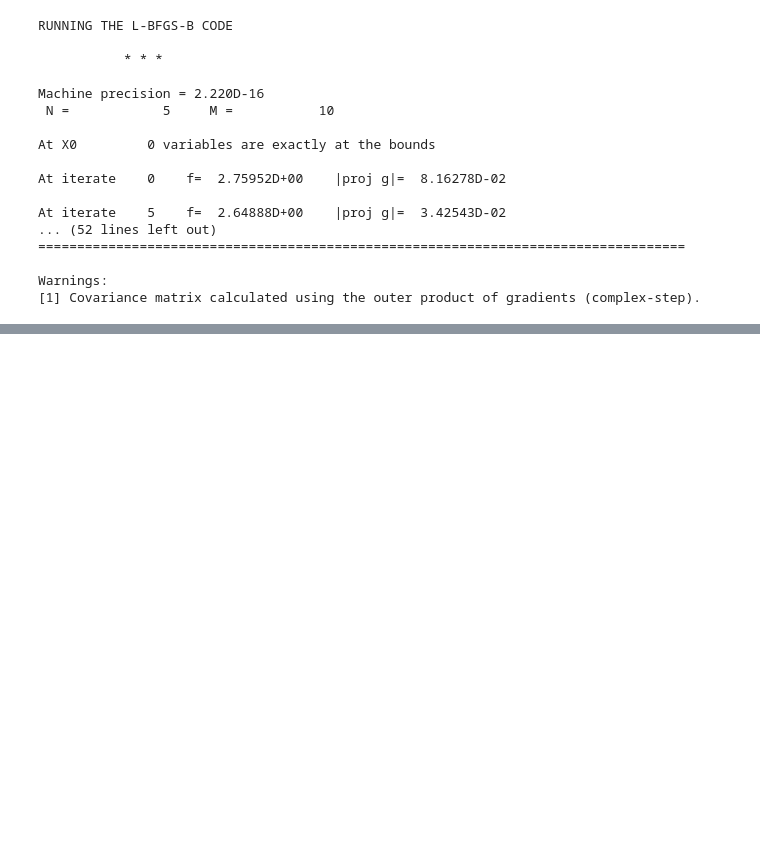
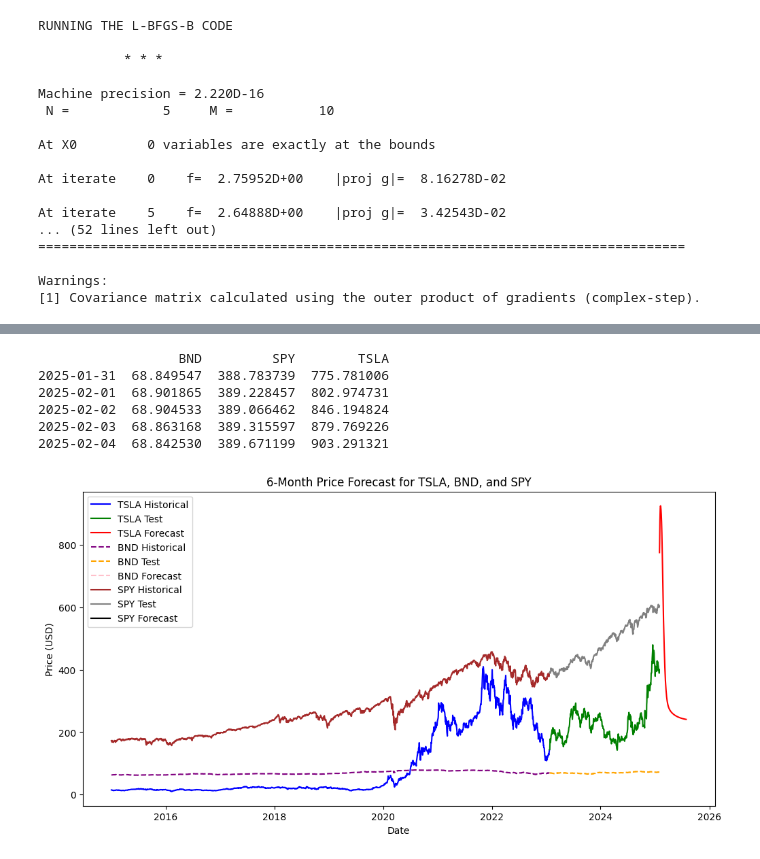
Before and after one commit to habeshaethiopia/Time-Series-Forecasting, a Jupyter notebook: notebooks/Train.ipynb, the cells around one changed output, grey strips where cells are left out. Drawn from its saved outputs; the diff is of its cells as text; code cells hidden in the pictures; blank space fills up the shorter version.

```diff
--- a/notebooks/Train.ipynb
+++ b/notebooks/Train.ipynb
@@ -234,0 +249,20 @@ plt.show()
+# %%
+import numpy as np
+forecast_index = pd.date_range(start=test["TSLA"].index[-1], periods=forecast_steps+1, freq='D')[1:]
+
+# Initialize input data for forecasting
+future_input = train["TSLA"][-60:]  # Last 60 days as input
+
+# Generate forecasts
+forecast_tsla = []
+for _ in range(forecast_steps):
+    prediction =  model_tsla.predict(np.array([future_input[-60:]]))
+    forecast_tsla.append(prediction[0, 0])
+    future_input = np.append(future_input, prediction[0, 0])[-60:]
+
+# Inverse transform the forecast
+forecast_tsla = scaler.inverse_transform(np.array(forecast_tsla).reshape(-1, 1)).flatten()
+
+# Convert to a Series with dates
+forecast_tsla_series = pd.Series(forecast_tsla, index=forecast_index)
+print(forecast_tsla_series.head())
@@ -234,0 +371,48 @@ plt.show()
+# %%
+# Ensure all forecasts are Pandas Series with the same datetime index
+# Example: forecast_bnb, forecast_spy, forecast_tsla_series
+
+# Combine forecasts into a DataFrame
+forecast_df = pd.DataFrame({
+    "BND": forecast_bnb,       # Forecast for BND
+    "SPY": forecast_spy,       # Forecast for SPY
+    "TSLA": forecast_tsla_series  # Forecast for TSLA
+})
+
+# Display the resulting DataFrame
+print(forecast_df.head())
+# %% [output]
+                  BND         SPY        TSLA
+2025-01-31  68.849547  388.783739  775.781006
+2025-02-01  68.901865  389.228457  802.974731
+2025-02-02  68.904533  389.066462  846.194824
+2025-02-03  68.863168  389.315597  879.769226
+2025-02-04  68.842530  389.671199  903.291321
+# %%
+import matplotlib.pyplot as plt
+
+# Plot historical data and forecasts
+plt.figure(figsize=(12, 6))
+
+# TSLA
+plt.plot(train.index, train['TSLA'], label='TSLA Historical', color='blue')
+plt.plot(test.index, test['TSLA'], label='TSLA Test', color='green')
+plt.plot(forecast_index, forecast_tsla_series, label='TSLA Forecast', color='red')
+
+# BND
+plt.plot(train.index, train['BND'], label='BND Historical', color='purple', linestyle='--')
+plt.plot(test.index, test['BND'], label='BND Test', color='orange', linestyle='--')
+plt.plot(forecast_index, forecast_bnd_series, label='BND Forecast', color='pink', linestyle='--')
+
+# SPY
+plt.plot(train.index, train['SPY'], label='SPY Historical', color='brown')
+plt.plot(test.index, test['SPY'], label='SPY Test', color='gray')
+plt.plot(forecast_index, forecast_spy_series, label='SPY Forecast', color='black')
+
+plt.title("6-Month Price Forecast for TSLA, BND, and SPY")
+plt.xlabel("Date")
+plt.ylabel("Price (USD)")
+plt.legend()
+plt.show()
+# %% [output]
+[figure, added]
```
Also changed, not shown: parts of 19 cells of this notebook.
